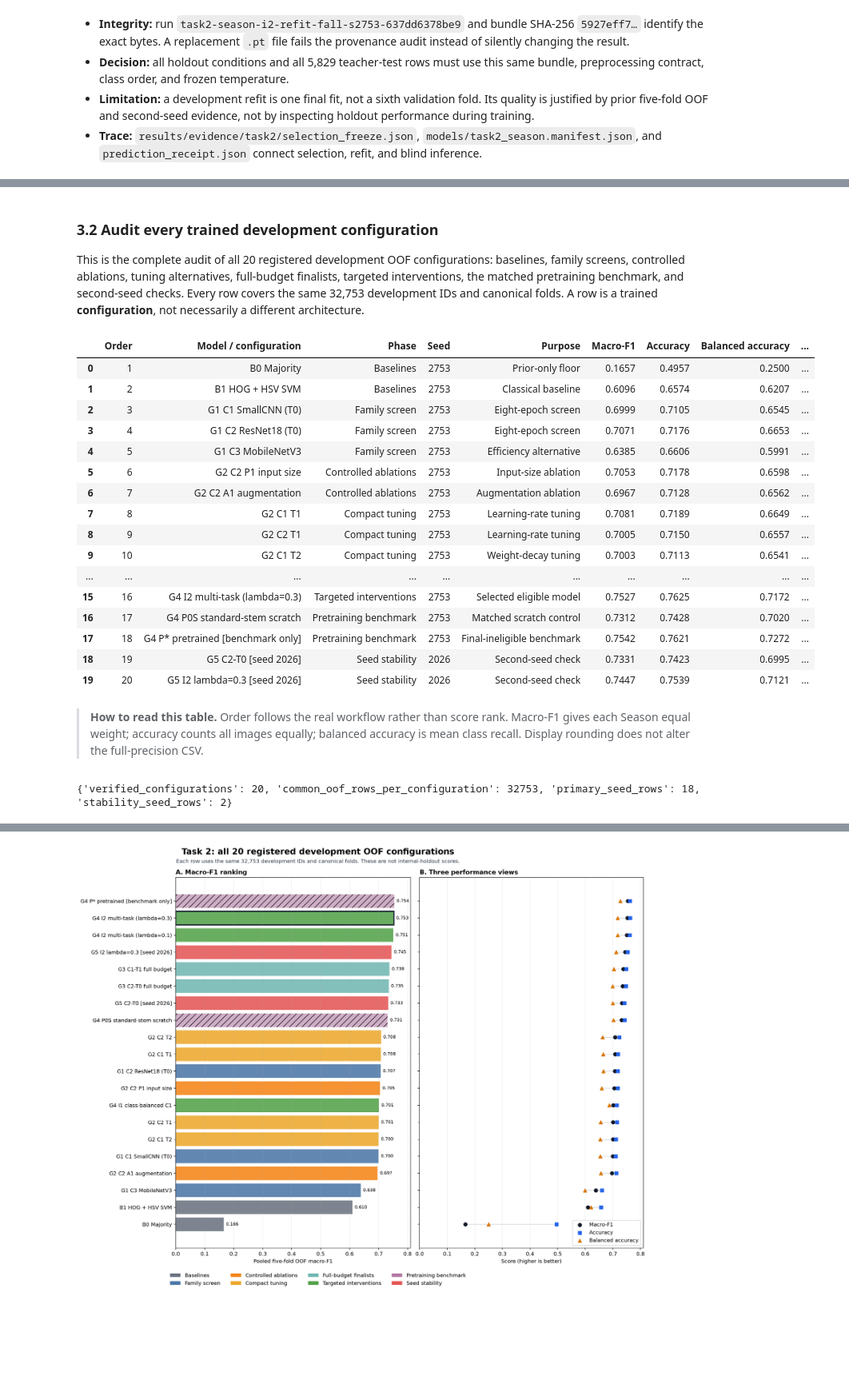
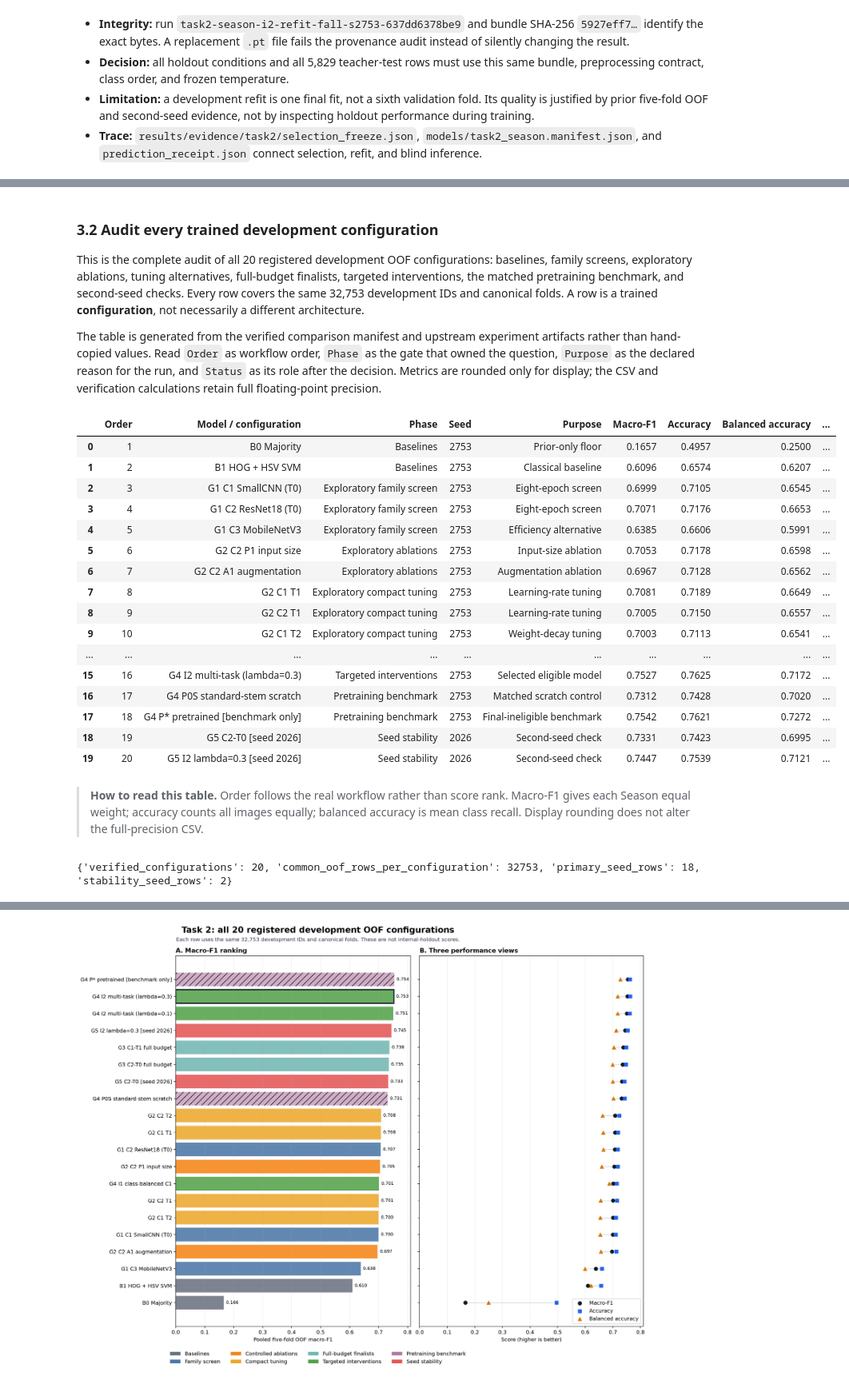
Before and after one commit to TrnLin/MLA2, a Jupyter notebook: notebooks/05_task2_part2_final_evaluation.ipynb, the cells around one changed output, grey strips where cells are left out. Shown at 80% size. Cells and saved outputs as stored; diff of their text form; code cells hidden in the pictures; blank space fills up the shorter version.

Commit message:
docs(notebook): explain task2 experiment gates

```diff
--- a/notebooks/05_task2_part2_final_evaluation.ipynb
+++ b/notebooks/05_task2_part2_final_evaluation.ipynb
@@ -401,7 +430,9 @@ show_figure(
 # %% [markdown]
 ### 3.2 Audit every trained development configuration
 
-This is the complete audit of all 20 registered development OOF configurations: baselines, family screens, controlled ablations, tuning alternatives, full-budget finalists, targeted interventions, the matched pretraining benchmark, and second-seed checks. Every row covers the same 32,753 development IDs and canonical folds. A row is a trained **configuration**, not necessarily a different architecture.
+This is the complete audit of all 20 registered development OOF configurations: baselines, family screens, exploratory ablations, tuning alternatives, full-budget finalists, targeted interventions, the matched pretraining benchmark, and second-seed checks. Every row covers the same 32,753 development IDs and canonical folds. A row is a trained **configuration**, not necessarily a different architecture.
+
+The table is generated from the verified comparison manifest and upstream experiment artifacts rather than hand-copied values. Read `Order` as workflow order, `Phase` as the gate that owned the question, `Purpose` as the declared reason for the run, and `Status` as its role after the decision. Metrics are rounded only for display; the CSV and verification calculations retain full floating-point precision.
 # %%
 assert development_comparison_manifest["model_count"] == 20
 assert development_comparison_manifest["source_partition"] == "development_oof"
@@ -425,48 +456,55 @@ comparison_status = np.select(
     ["Selected and frozen", "Benchmark only", "Second-seed check"],
     default="Development experiment",
 )
+phase_display = development_catalog["phase"].replace(
+    {
+        "Family screen": "Exploratory family screen",
+        "Controlled ablations": "Exploratory ablations",
+        "Compact tuning": "Exploratory compact tuning",
+    }
+)
 complete_model_audit = pd.DataFrame(
     {
         "Order": development_catalog["workflow_order"].astype(int),
         "Model / configuration": development_catalog["display_name"],
-        "Phase": development_catalog["phase"],
+        "Phase": phase_display,
         "Seed": development_catalog["seed"].astype(int),
         "Purpose": development_catalog["comparison_role"],
         "Macro-F1": development_catalog["macro_f1"],
         "Accuracy": development_catalog["accuracy"],
         "Balanced accuracy": development_catalog["balanced_accuracy"],
         "Parameters": development_catalog["parameter_count"].astype(int).map("{:,}".format),
         "Status": comparison_status,
     }
 )
 show_table(
     complete_model_audit.round(
         {"Macro-F1": 4, "Accuracy": 4, "Balanced accuracy": 4}
     ),
     "Order follows the real workflow rather than score rank. Macro-F1 gives each "
     "Season equal weight; accuracy counts all images equally; balanced accuracy is "
     "mean class recall. Display rounding does not alter the full-precision CSV.",
 )
 print(
     {
         "verified_configurations": len(development_catalog),
         "common_oof_rows_per_configuration": int(development_catalog["n_samples"].iloc[0]),
         "primary_seed_rows": int(development_catalog["seed"].eq(2753).sum()),
         "stability_seed_rows": int(development_catalog["seed"].eq(2026).sum()),
     }
 )
 # %% [output]
 |  | Order | Model / configuration | Phase | Seed | Purpose | Macro-F1 | Accuracy | Balanced accuracy | ... |
 | 0 | 1 | B0 Majority | Baselines | 2753 | Prior-only floor | 0.1657 | 0.4957 | 0.2500 | ... |
 | 1 | 2 | B1 HOG + HSV SVM | Baselines | 2753 | Classical baseline | 0.6096 | 0.6574 | 0.6207 | ... |
-| 2 | 3 | G1 C1 SmallCNN (T0) | Family screen | 2753 | Eight-epoch screen | 0.6999 | 0.7105 | 0.6545 | ... |
-| 3 | 4 | G1 C2 ResNet18 (T0) | Family screen | 2753 | Eight-epoch screen | 0.7071 | 0.7176 | 0.6653 | ... |
-| 4 | 5 | G1 C3 MobileNetV3 | Family screen | 2753 | Efficiency alternative | 0.6385 | 0.6606 | 0.5991 | ... |
-| 5 | 6 | G2 C2 P1 input size | Controlled ablations | 2753 | Input-size ablation | 0.7053 | 0.7178 | 0.6598 | ... |
-| 6 | 7 | G2 C2 A1 augmentation | Controlled ablations | 2753 | Augmentation ablation | 0.6967 | 0.7128 | 0.6562 | ... |
-| 7 | 8 | G2 C1 T1 | Compact tuning | 2753 | Learning-rate tuning | 0.7081 | 0.7189 | 0.6649 | ... |
-| 8 | 9 | G2 C2 T1 | Compact tuning | 2753 | Learning-rate tuning | 0.7005 | 0.7150 | 0.6557 | ... |
-| 9 | 10 | G2 C1 T2 | Compact tuning | 2753 | Weight-decay tuning | 0.7003 | 0.7113 | 0.6541 | ... |
+| 2 | 3 | G1 C1 SmallCNN (T0) | Exploratory family screen | 2753 | Eight-epoch screen | 0.6999 | 0.7105 | 0.6545 | ... |
+| 3 | 4 | G1 C2 ResNet18 (T0) | Exploratory family screen | 2753 | Eight-epoch screen | 0.7071 | 0.7176 | 0.6653 | ... |
+| 4 | 5 | G1 C3 MobileNetV3 | Exploratory family screen | 2753 | Efficiency alternative | 0.6385 | 0.6606 | 0.5991 | ... |
+| 5 | 6 | G2 C2 P1 input size | Exploratory ablations | 2753 | Input-size ablation | 0.7053 | 0.7178 | 0.6598 | ... |
+| 6 | 7 | G2 C2 A1 augmentation | Exploratory ablations | 2753 | Augmentation ablation | 0.6967 | 0.7128 | 0.6562 | ... |
+| 7 | 8 | G2 C1 T1 | Exploratory compact tuning | 2753 | Learning-rate tuning | 0.7081 | 0.7189 | 0.6649 | ... |
+| 8 | 9 | G2 C2 T1 | Exploratory compact tuning | 2753 | Learning-rate tuning | 0.7005 | 0.7150 | 0.6557 | ... |
+| 9 | 10 | G2 C1 T2 | Exploratory compact tuning | 2753 | Weight-decay tuning | 0.7003 | 0.7113 | 0.6541 | ... |
 | ... | ... | ... | ... | ... | ... | ... | ... | ... | ... |
 | 15 | 16 | G4 I2 multi-task (lambda=0.3) | Targeted interventions | 2753 | Selected eligible model | 0.7527 | 0.7625 | 0.7172 | ... |
 | 16 | 17 | G4 P0S standard-stem scratch | Pretraining benchmark | 2753 | Matched scratch control | 0.7312 | 0.7428 | 0.7020 | ... |
```
Also changed, not shown: parts of 6 cells of this notebook.
